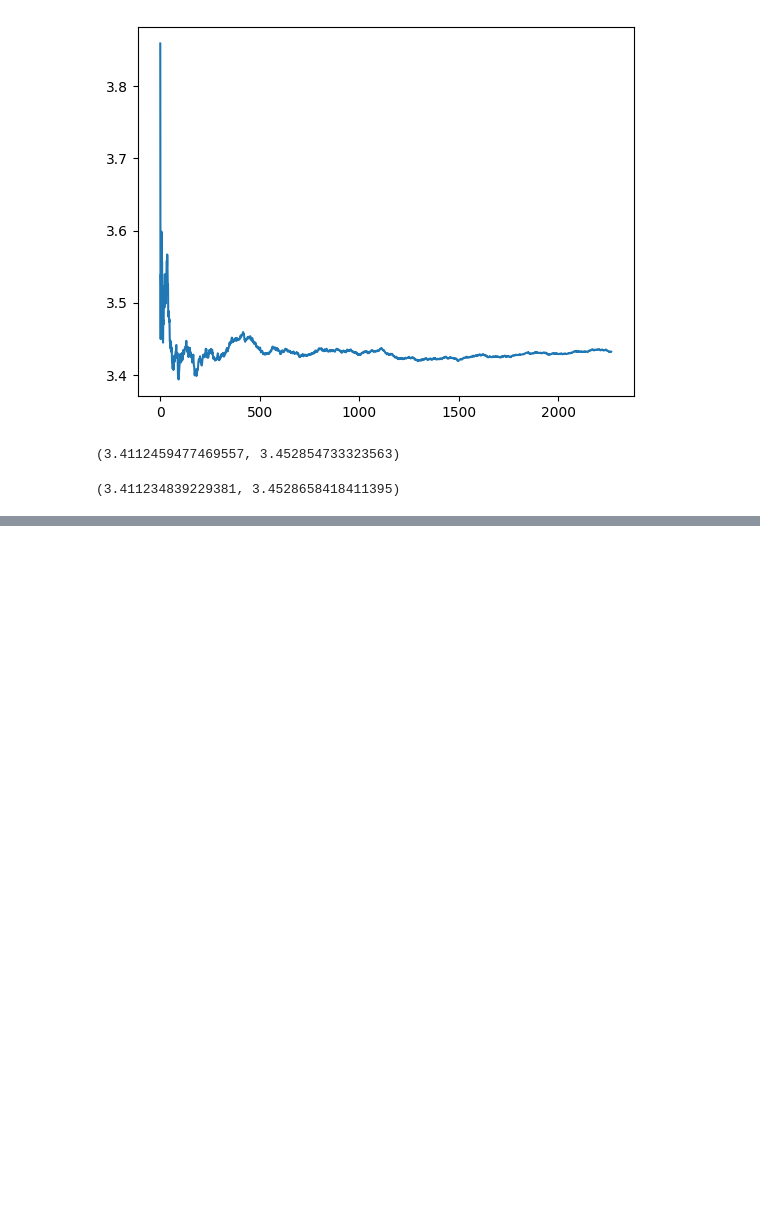
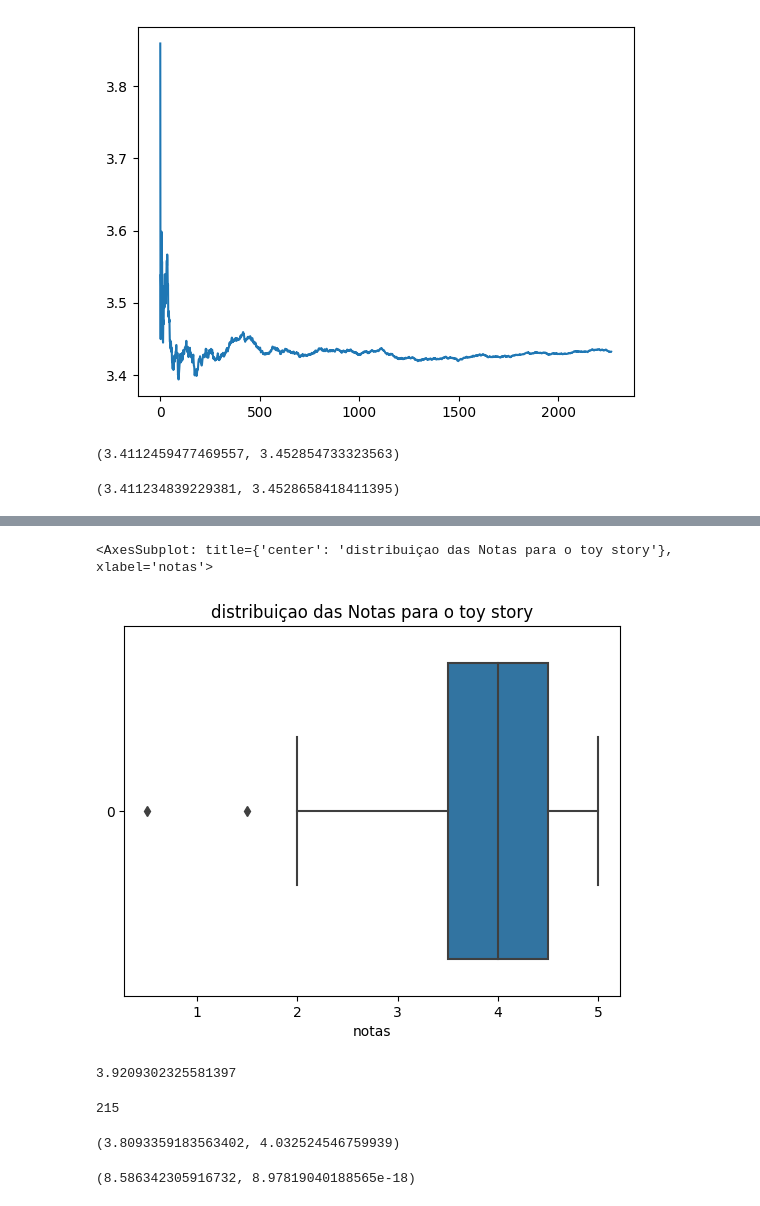
Before and after one commit to AraujoTT/DS, a Jupyter notebook: DS2/curso9_data/data_intro_testes.ipynb, the cells around one changed output, grey strips where cells are left out. Drawn from its saved outputs; the diff is of its cells as text; code cells hidden in the pictures; blank space fills up the shorter version.

```diff
--- a/DS2/curso9_data/data_intro_testes.ipynb
+++ b/DS2/curso9_data/data_intro_testes.ipynb
@@ -389,0 +425,26 @@ descr_todos_com_10_votos.tconfint_mean(alpha=0.05)
+# %%
+ax = sns.boxplot(notas1.rating, orient='h')
+ax.set(xlabel="notas")
+ax.set_title("distribuiçao das Notas para o toy story")
+ax
+# %% [output]
+<AxesSubplot: title={'center': 'distribuiçao das Notas para o toy story'}, xlabel='notas'>
+[figure, added]
+# %%
+notas1.rating.mean()
+# %% [output]
+3.9209302325581397
+# %%
+notas1.rating.count()
+# %% [output]
+215
+# %%
+zconfint(notas1.rating)
+# %% [output]
+(3.8093359183563402, 4.032524546759939)
+# %%
+from statsmodels.stats.weightstats import ztest
+
+ztest(notas1.rating, value= 3.4320503405352594)
+# %% [output]
+(8.586342305916732, 8.97819040188565e-18)
```
Also changed, not shown: parts of 6 cells of this notebook.
